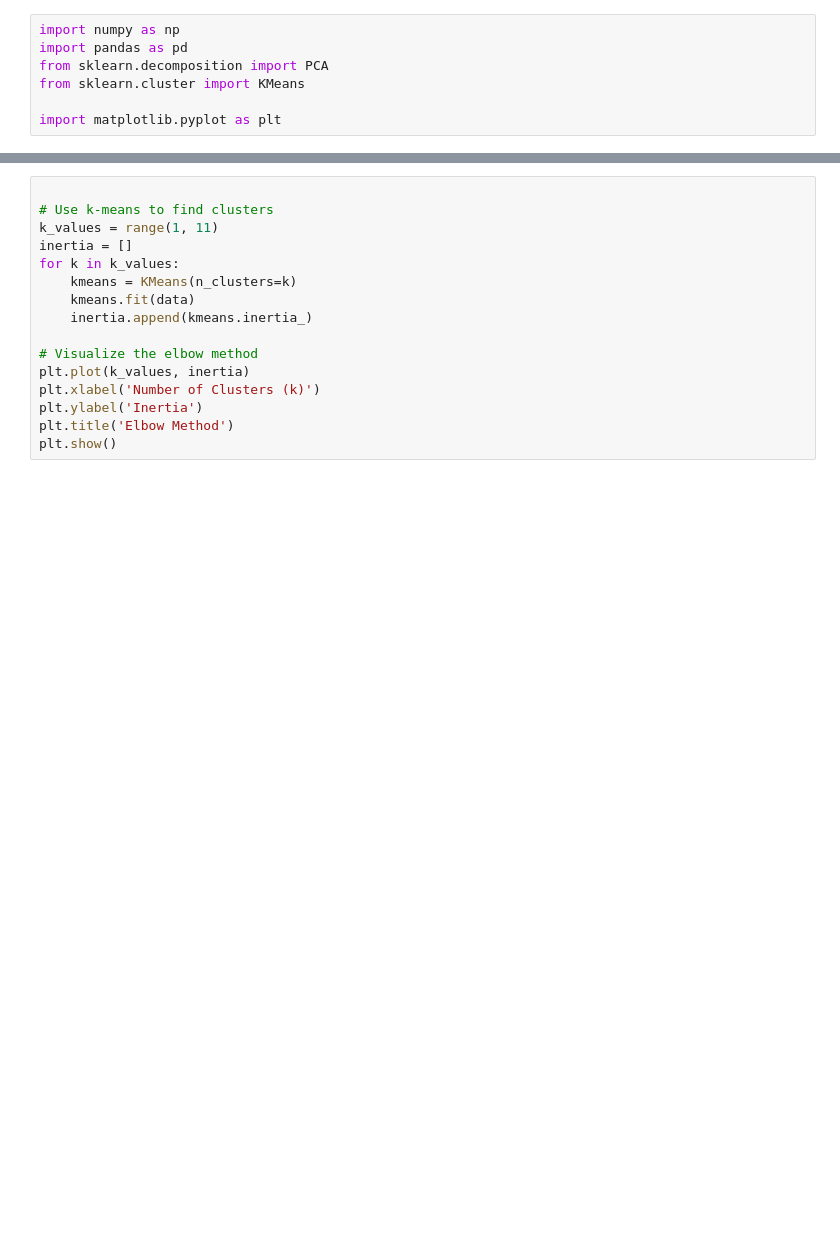
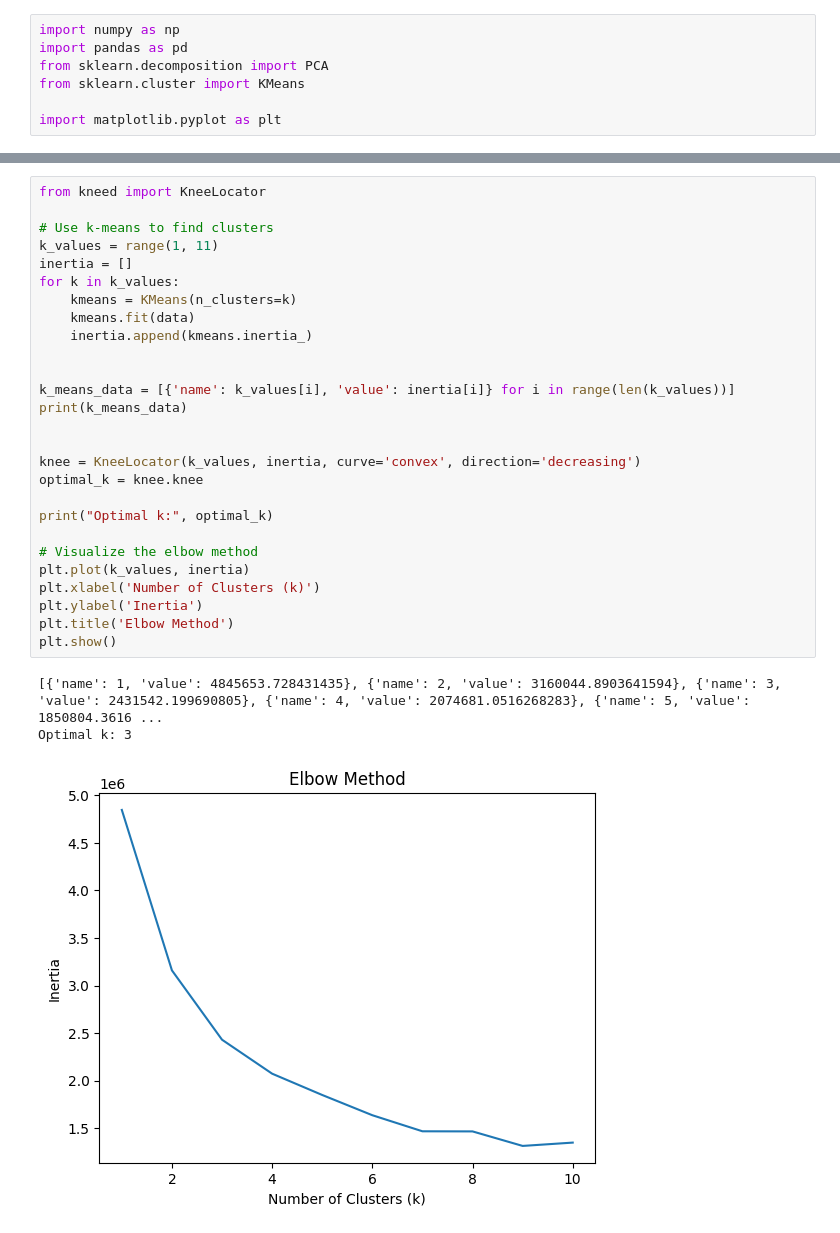
Before and after one commit to SoroushSemer/Data-Visualization-Project, a Jupyter notebook: backend/PCA_Kmeans.ipynb, the cells around one changed output, grey strips where cells are left out. Cells and saved outputs as stored; diff of their text form; blank space fills up the shorter version.

```diff
--- a/backend/PCA_Kmeans.ipynb
+++ b/backend/PCA_Kmeans.ipynb
@@ -107,16 +97,31 @@ plt.show()
 # %%
+from kneed import KneeLocator
 
 # Use k-means to find clusters
 k_values = range(1, 11)
 inertia = []
 for k in k_values:
     kmeans = KMeans(n_clusters=k)
     kmeans.fit(data)
     inertia.append(kmeans.inertia_)
 
+
+k_means_data = [{'name': k_values[i], 'value': inertia[i]} for i in range(len(k_values))]
+print(k_means_data)
+
+
+knee = KneeLocator(k_values, inertia, curve='convex', direction='decreasing')
+optimal_k = knee.knee
+
+print("Optimal k:", optimal_k)
+
 # Visualize the elbow method
 plt.plot(k_values, inertia)
 plt.xlabel('Number of Clusters (k)')
 plt.ylabel('Inertia')
 plt.title('Elbow Method')
 plt.show()
+# %% [output]
+[{'name': 1, 'value': 4845653.728431435}, {'name': 2, 'value': 3160044.8903641594}, {'name': 3, 'value': 2431542.199690805}, {'name': 4, 'value': 2074681.0516268283}, {'name': 5, 'value': 1850804.3616 ...
+Optimal k: 3
+[figure, added]
```
Also changed, not shown: parts of 10 cells of this notebook, 5 other files.
